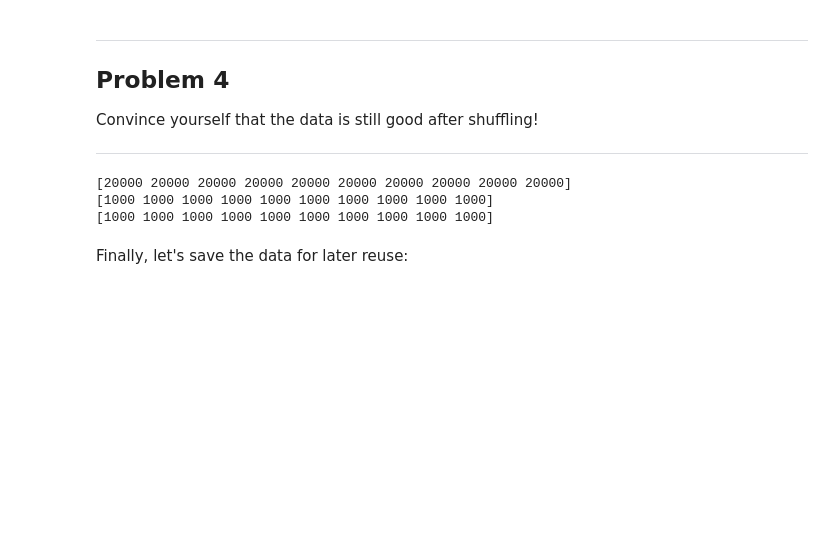
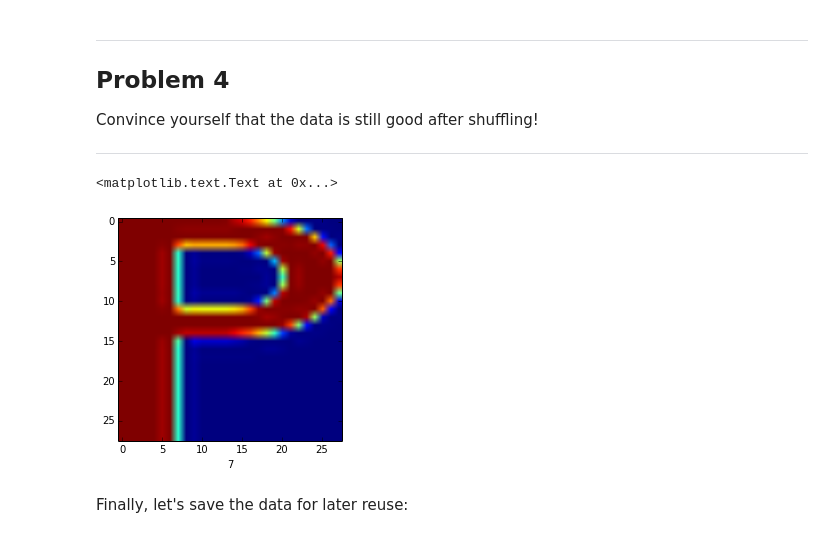
Before and after one commit to juandes/DeepLearning-Udacity, a Jupyter notebook: 1_notmnist.ipynb, the cells around one changed output. Saved outputs shown, nothing was run; the diff lists cells and outputs as text; code cells hidden in the pictures; blank space fills up the shorter version.

```diff
--- a/1_notmnist.ipynb
+++ b/1_notmnist.ipynb
@@ -278,14 +305,13 @@ Problem 4
 Convince yourself that the data is still good after shuffling!
 
 ---
-# %%
-print (np.bincount(train_labels))
-print (np.bincount(valid_labels))
-print (np.bincount(test_labels))
-# %% [output]
-[20000 20000 20000 20000 20000 20000 20000 20000 20000 20000]
-[1000 1000 1000 1000 1000 1000 1000 1000 1000 1000]
-[1000 1000 1000 1000 1000 1000 1000 1000 1000 1000]
+# %%
+image_index = randint(0, len(train_dataset))
+plt.imshow(train_dataset[image_index])
+plt.xlabel(train_labels[image_index])
+# %% [output]
+<matplotlib.text.Text at 0x...>
+[figure, added]
 # %% [markdown]
 Finally, let's save the data for later reuse:
 # %%
```
Also changed, not shown: parts of 3 cells of this notebook.
